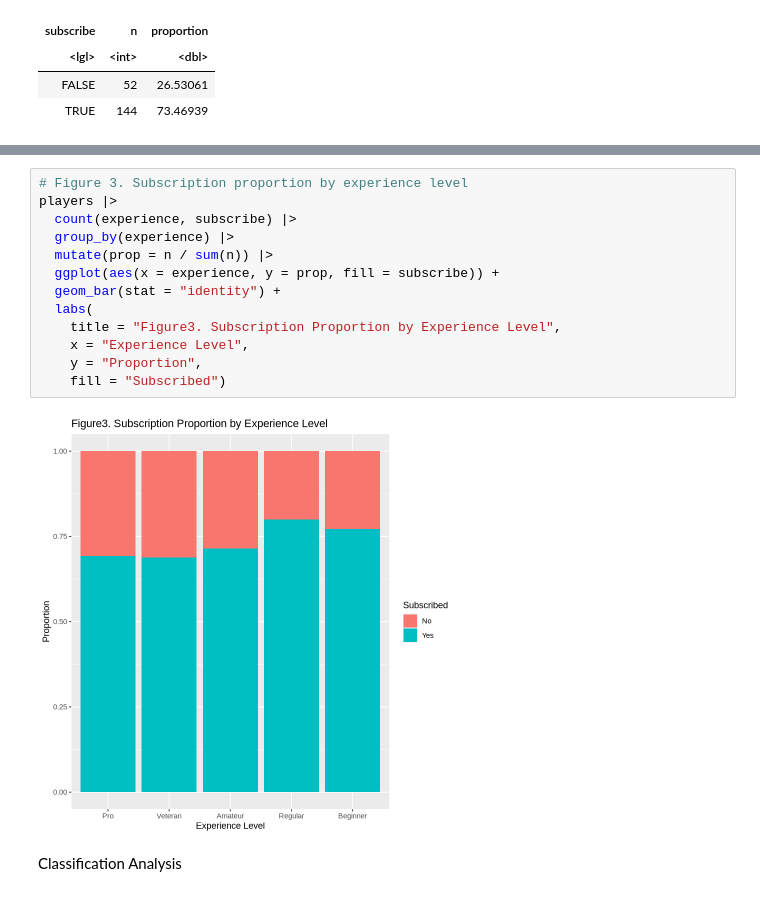
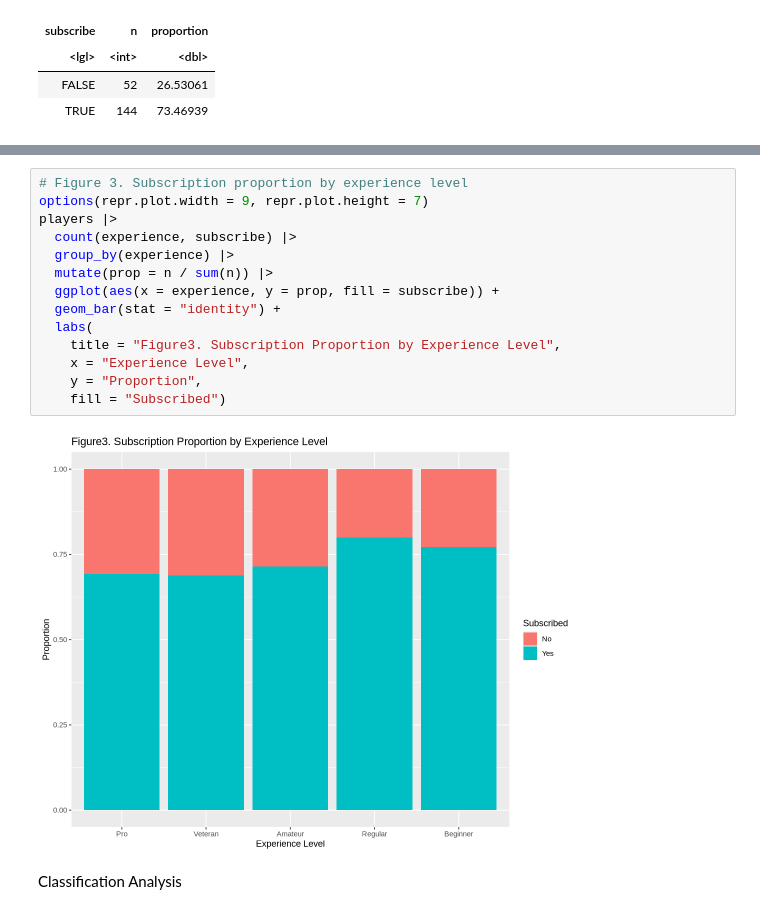
Before and after one commit to leeeeee1725/DSCI100_Project_Final_Report, a Jupyter notebook: Project Final Report.ipynb, the cells around one changed output, grey strips where cells are left out. Cells and saved outputs as stored; diff of their text form.

```diff
--- a/Project Final Report.ipynb
+++ b/Project Final Report.ipynb
@@ -339,18 +342,19 @@ ggplot(players, aes(x = Age, fill = subscribe)) +
 # %%
 # Figure 3. Subscription proportion by experience level
+options(repr.plot.width = 9, repr.plot.height = 7)
 players |>
   count(experience, subscribe) |>
   group_by(experience) |>
   mutate(prop = n / sum(n)) |>
   ggplot(aes(x = experience, y = prop, fill = subscribe)) +
   geom_bar(stat = "identity") +
   labs(
     title = "Figure3. Subscription Proportion by Experience Level",
     x = "Experience Level",
     y = "Proportion",
     fill = "Subscribed")
 # %% [output]
-[figure, old version]
+[figure, new version]
 # %% [markdown]
 Classification Analysis
 # %%
```
Also changed, not shown: parts of 2 cells of this notebook.
